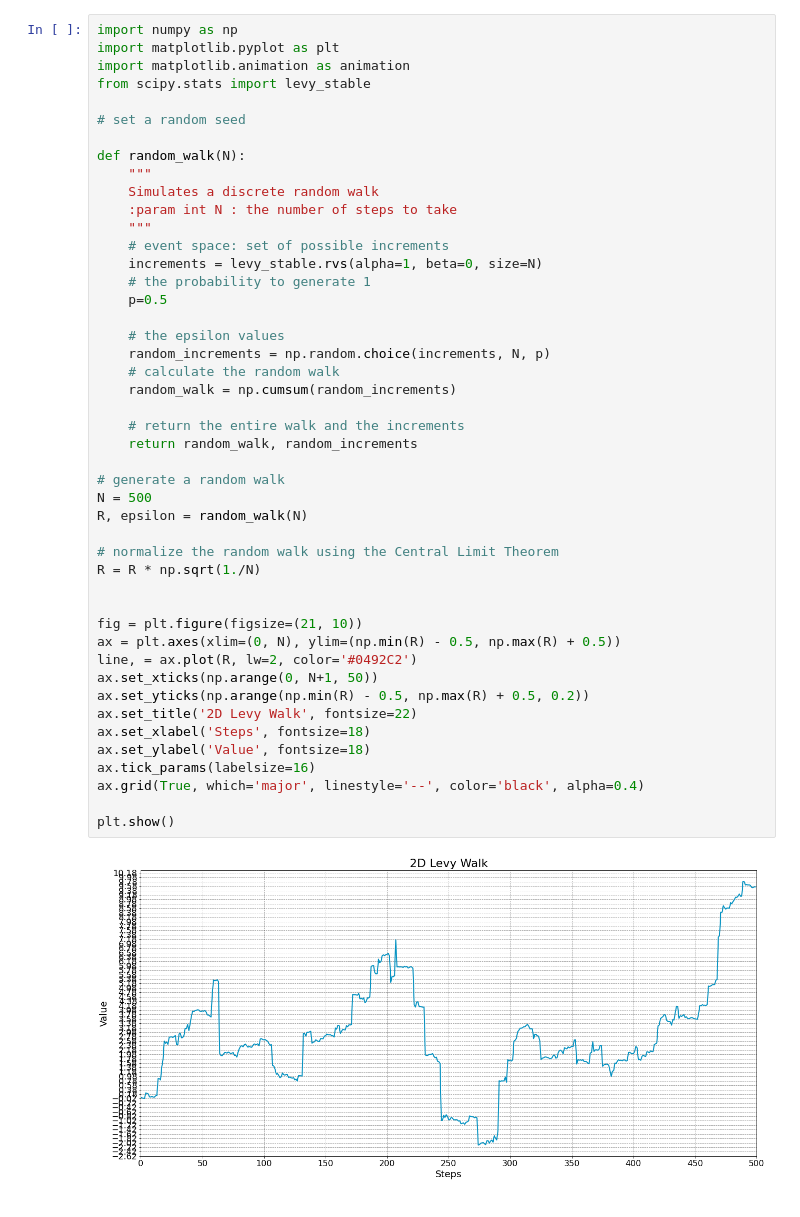
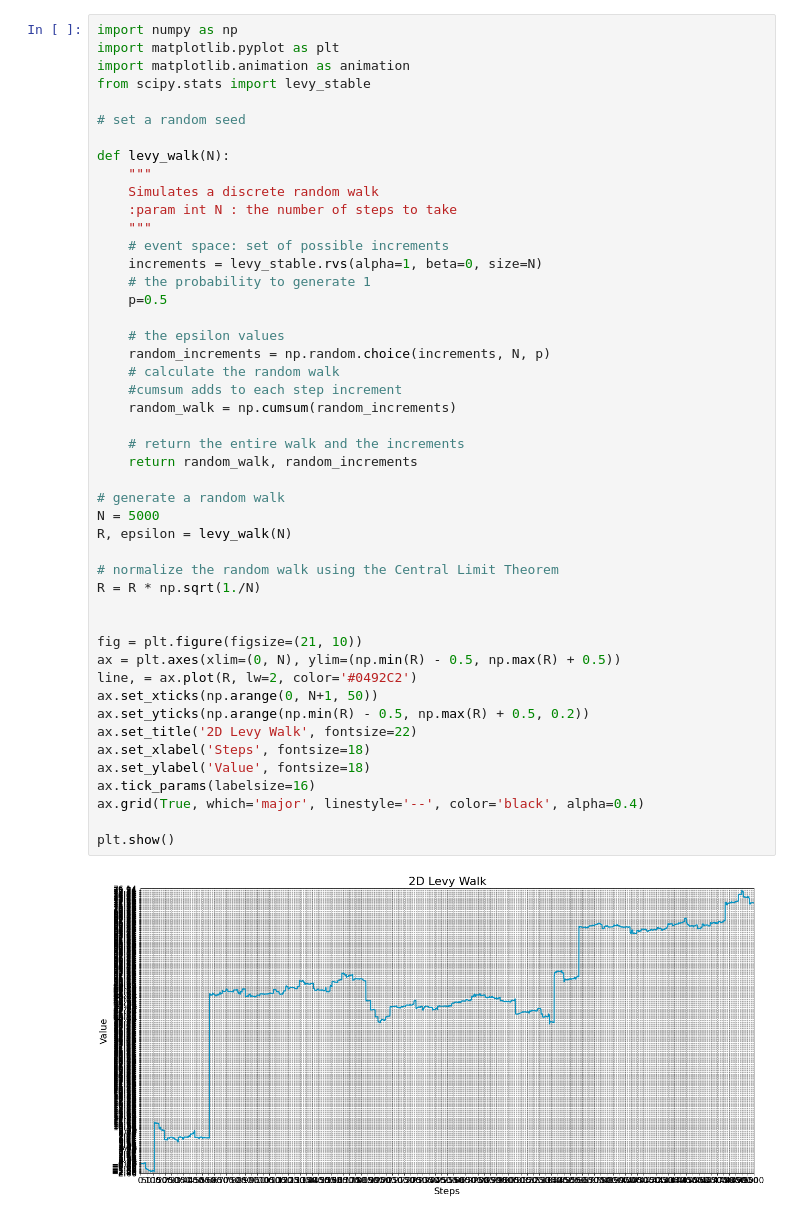
Before and after one commit to ViggyC/4314Project, a Jupyter notebook: levy_walk.ipynb, the cells around one changed output. Cells and saved outputs as stored; diff of their text form.

```diff
--- a/levy_walk.ipynb
+++ b/levy_walk.ipynb
@@ -6,7 +6,7 @@ from scipy.stats import levy_stable
 
 # set a random seed
 
-def random_walk(N):
+def levy_walk(N):
     """
     Simulates a discrete random walk
     :param int N : the number of steps to take
@@ -16,33 +16,34 @@ def random_walk(N):
     # the probability to generate 1
     p=0.5
 
     # the epsilon values
     random_increments = np.random.choice(increments, N, p)
     # calculate the random walk
+    #cumsum adds to each step increment
     random_walk = np.cumsum(random_increments)
 
     # return the entire walk and the increments
     return random_walk, random_increments
 
 # generate a random walk
-N = 500
-R, epsilon = random_walk(N)
+N = 5000
+R, epsilon = levy_walk(N)
 
 # normalize the random walk using the Central Limit Theorem
 R = R * np.sqrt(1./N)
 
 
 fig = plt.figure(figsize=(21, 10))
 ax = plt.axes(xlim=(0, N), ylim=(np.min(R) - 0.5, np.max(R) + 0.5))
 line, = ax.plot(R, lw=2, color='#0492C2')
 ax.set_xticks(np.arange(0, N+1, 50))
 ax.set_yticks(np.arange(np.min(R) - 0.5, np.max(R) + 0.5, 0.2))
 ax.set_title('2D Levy Walk', fontsize=22)
 ax.set_xlabel('Steps', fontsize=18)
 ax.set_ylabel('Value', fontsize=18)
 ax.tick_params(labelsize=16)
 ax.grid(True, which='major', linestyle='--', color='black', alpha=0.4)
 
 plt.show()
 # %% [output]
-[figure, old version]
+[figure, new version]
```
Also changed, not shown: parts of 3 cells of this notebook, 1 other file.
